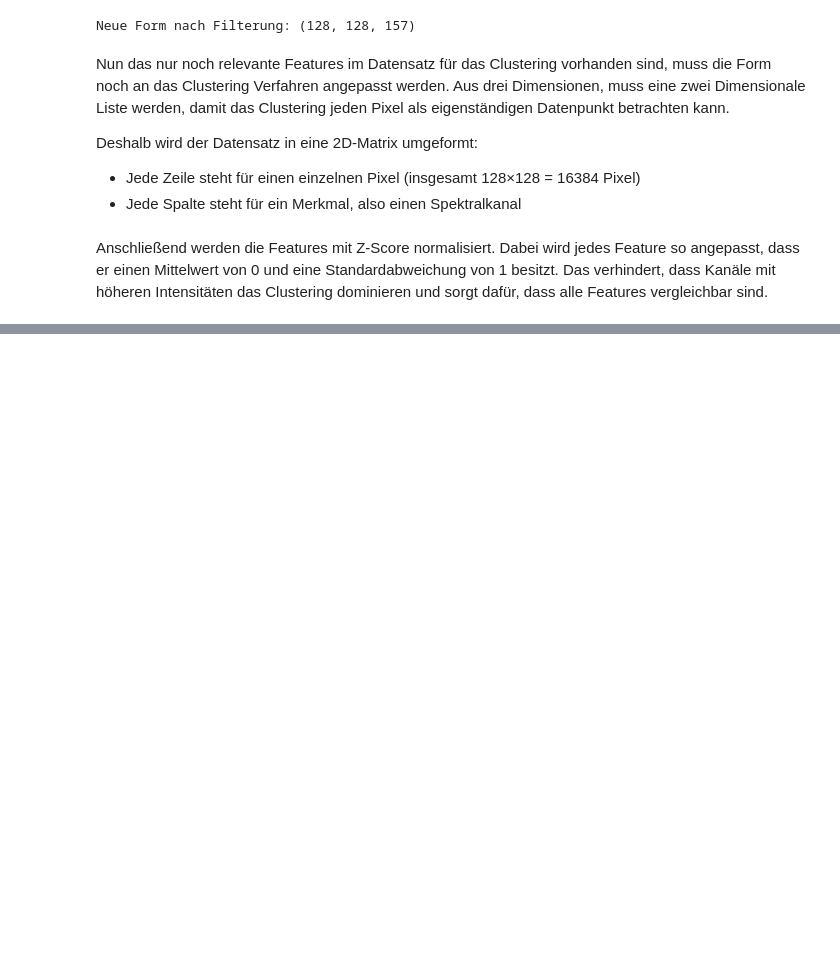
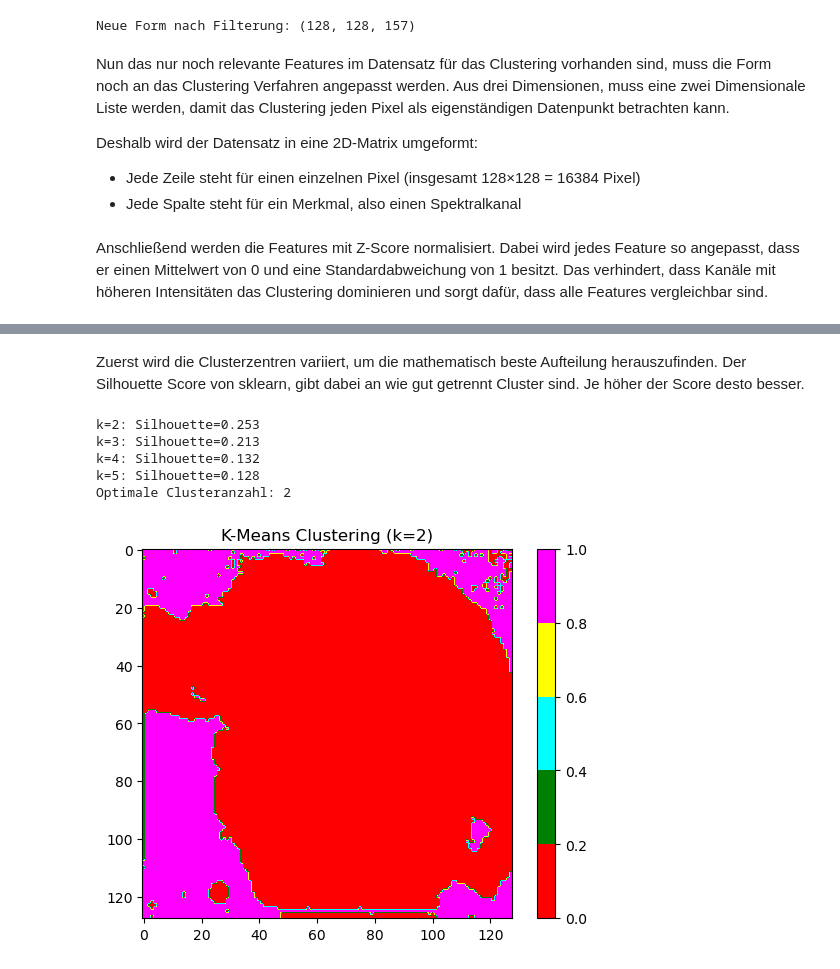
Before and after one commit to piask16/DataScienceAbgabe, a Jupyter notebook: ProgrammentwurfDataScience.ipynb, the cells around one changed output, grey strips where cells are left out. Saved outputs shown, nothing was run; the diff lists cells and outputs as text; code cells hidden in the pictures; blank space fills up the shorter version.

```diff
--- a/ProgrammentwurfDataScience.ipynb
+++ b/ProgrammentwurfDataScience.ipynb
@@ -106,0 +119,34 @@ pixel_matrix_norm = scaler.fit_transform(pixel_matrix)
+# %% [markdown]
+Zuerst wird die Clusterzentren variiert, um die mathematisch beste Aufteilung herauszufinden. Der Silhouette Score von sklearn, gibt dabei an wie gut getrennt Cluster sind. Je höher der Score desto besser.
+# %%
+range_k = range(2, 6)
+sil_scores = []
+
+for k in range_k:
+    kmeans = KMeans(n_clusters=k, random_state=42)
+    labels = kmeans.fit_predict(pixel_matrix_norm)
+    sil = silhouette_score(pixel_matrix_norm, labels)
+    sil_scores.append(sil)
+    print(f"k={k}: Silhouette={sil:.3f}")
+
+best_k = range_k[np.argmax(sil_scores)]
+print(f"Optimale Clusteranzahl: {best_k}")
+
+# Clustering mit optimalem k wiederholen
+kmeans = KMeans(n_clusters=best_k, random_state=42)
+labels = kmeans.fit_predict(pixel_matrix_norm)
+
+# 2D-Rekonstruktion
+label_map = labels.reshape(128, 128)
+farben = ['red', 'green', 'cyan', 'yellow', 'magenta']
+plt.imshow(label_map, cmap=plt.matplotlib.colors.ListedColormap(farben))
+plt.title(f'K-Means Clustering (k={best_k})')
+plt.colorbar()
+plt.show()
+# %% [output]
+k=2: Silhouette=0.253
+k=3: Silhouette=0.213
+k=4: Silhouette=0.132
+k=5: Silhouette=0.128
+Optimale Clusteranzahl: 2
+[figure, added]
```
Also changed, not shown: parts of 5 cells of this notebook.
